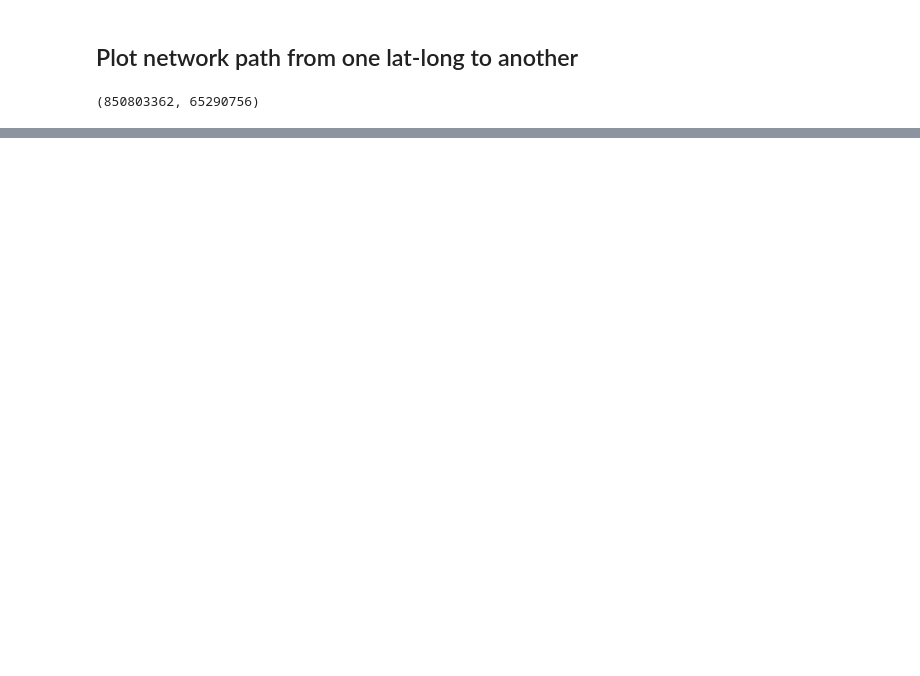
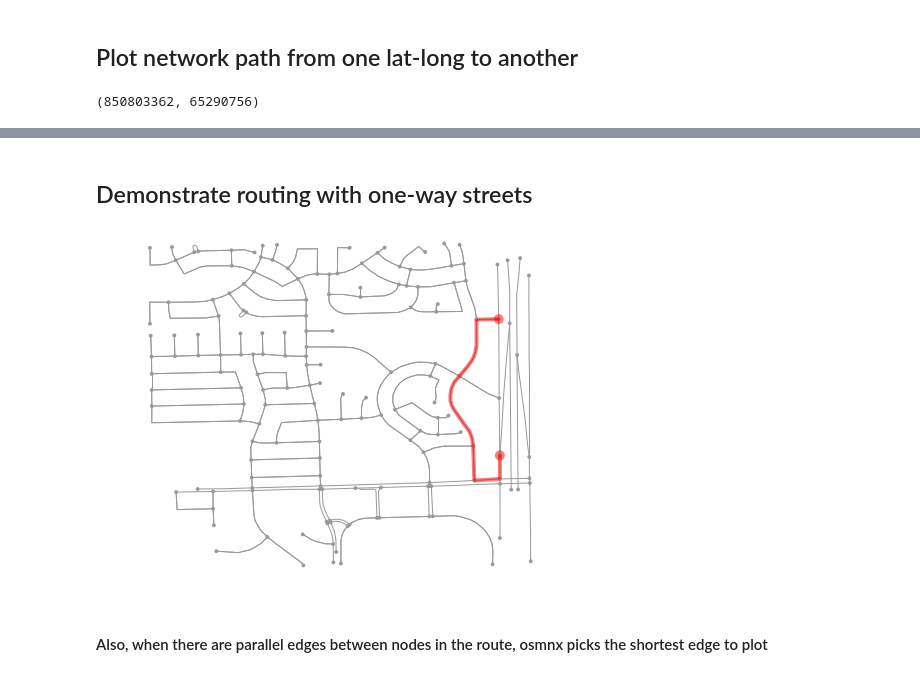
Before and after one commit to gboeing/osmnx, a Jupyter notebook: 02-example-osm-networkx.ipynb, the cells around one changed output, grey strips where cells are left out. Saved outputs shown, nothing was run; the diff lists cells and outputs as text; code cells hidden in the pictures; blank space fills up the shorter version.

```diff
--- a/02-example-osm-networkx.ipynb
+++ b/02-example-osm-networkx.ipynb
@@ -110,0 +121,14 @@ fig, ax = osmnx.plot_graph_route(G, route, origin_point=origin_point, destinatio
+# %% [markdown]
+## Demonstrate routing with one-way streets
+# %%
+G = osmnx.graph_from_address('420 North Corsica Place, Chandler, Arizona', distance=800, network_type='drive')
+origin = (33.307792, -111.894940)
+destination = (33.312994, -111.894998)
+origin_node = osmnx.get_nearest_node(G, origin)
+destination_node = osmnx.get_nearest_node(G, destination)
+route = nx.shortest_path(G, origin_node, destination_node)
+fig, ax = osmnx.plot_graph_route(G, route)
+# %% [output]
+[figure, added]
+# %% [markdown]
+#### Also, when there are parallel edges between nodes in the route, osmnx picks the shortest edge to plot
```
Also changed, not shown: parts of 11 cells of this notebook, 6 other files.
